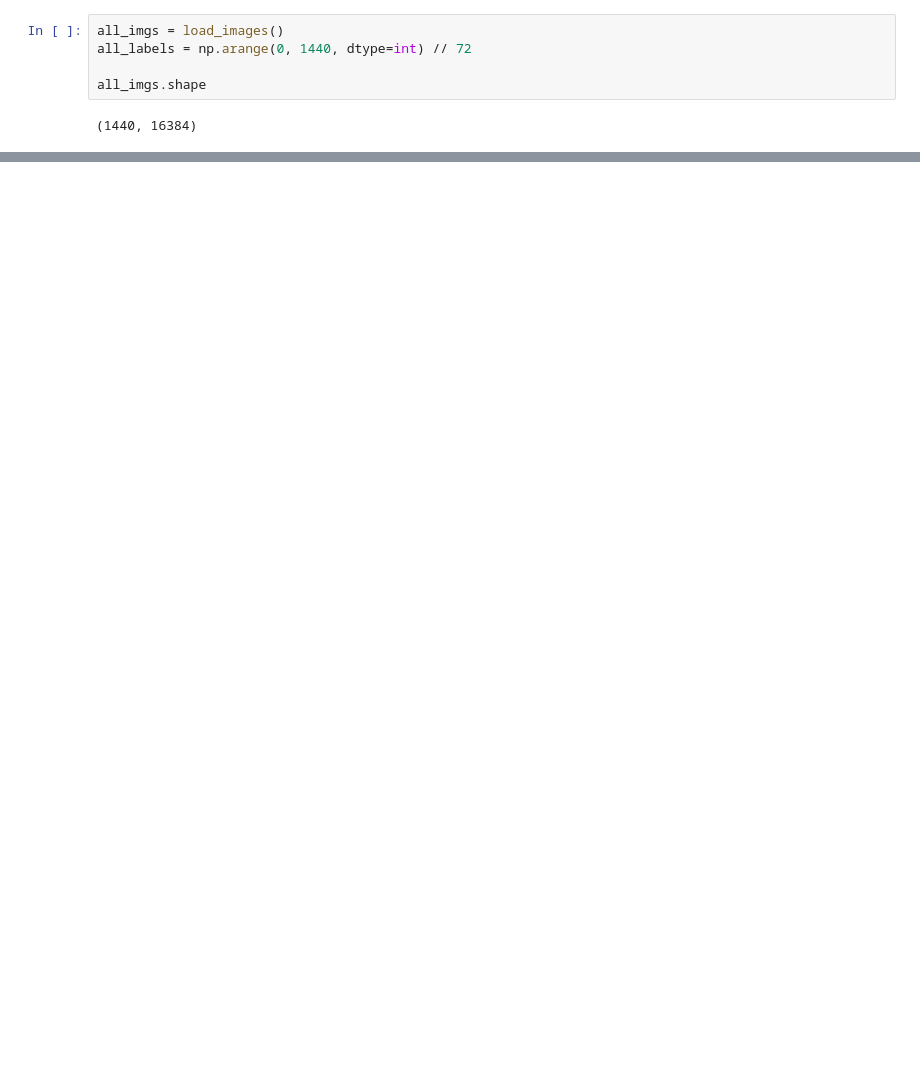
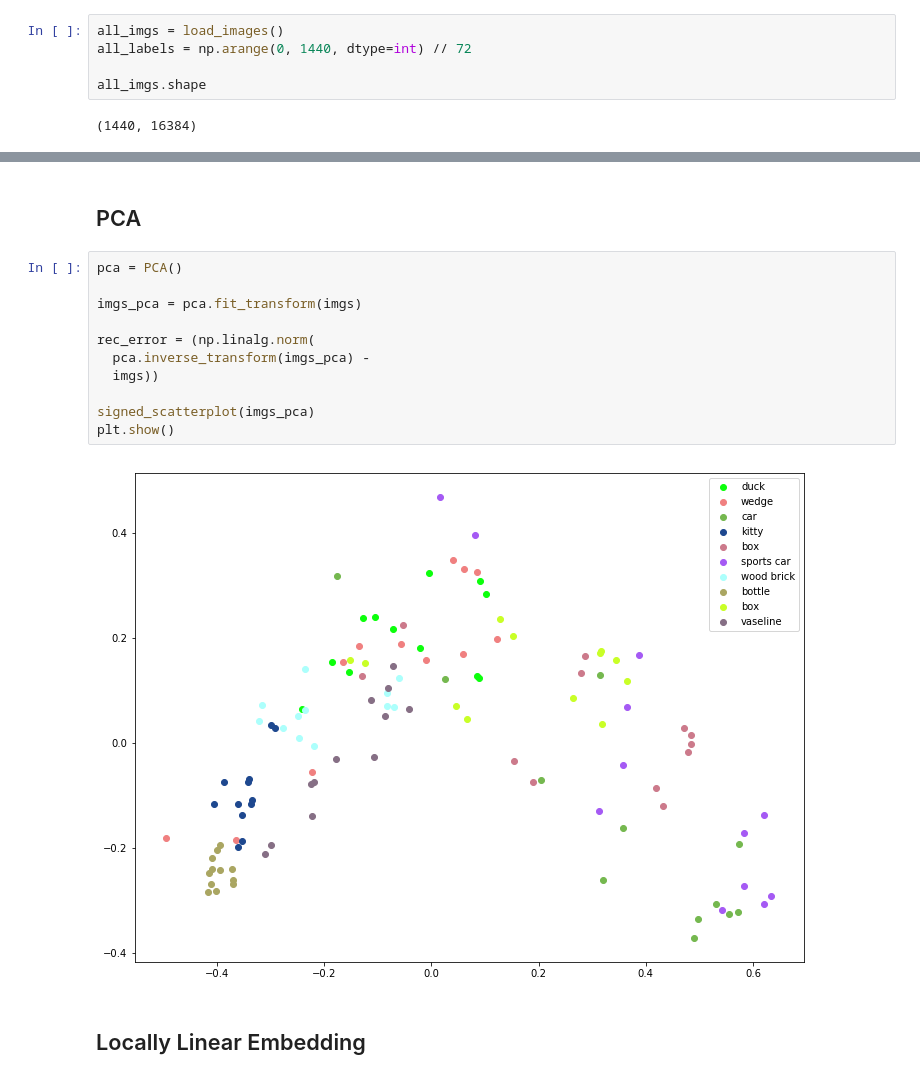
Before and after one commit to lambdaofgod/examples-counterexamples, a Jupyter notebook: notebooks/Manifold Learning.ipynb, the cells around one changed output, grey strips where cells are left out. Saved outputs shown, nothing was run; the diff lists cells and outputs as text; blank space fills up the shorter version.

```diff
--- a/notebooks/Manifold Learning.ipynb
+++ b/notebooks/Manifold Learning.ipynb
@@ -46 +85,18 @@ for i in range(15):
+# %% [markdown]
+## PCA
+# %%
+pca = PCA()
+
+imgs_pca = pca.fit_transform(imgs)
+
+rec_error = (np.linalg.norm(
+  pca.inverse_transform(imgs_pca) -
+  imgs))
+
+signed_scatterplot(imgs_pca)
+plt.show()
+# %% [output]
+[figure, added]
+# %% [markdown]
+## Locally Linear Embedding
 # %%
```
Also changed, not shown: parts of 13 cells of this notebook.
